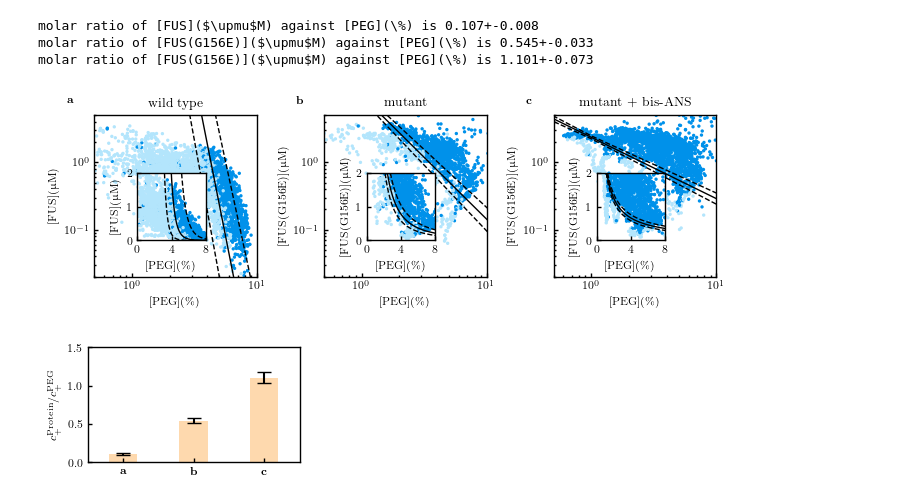
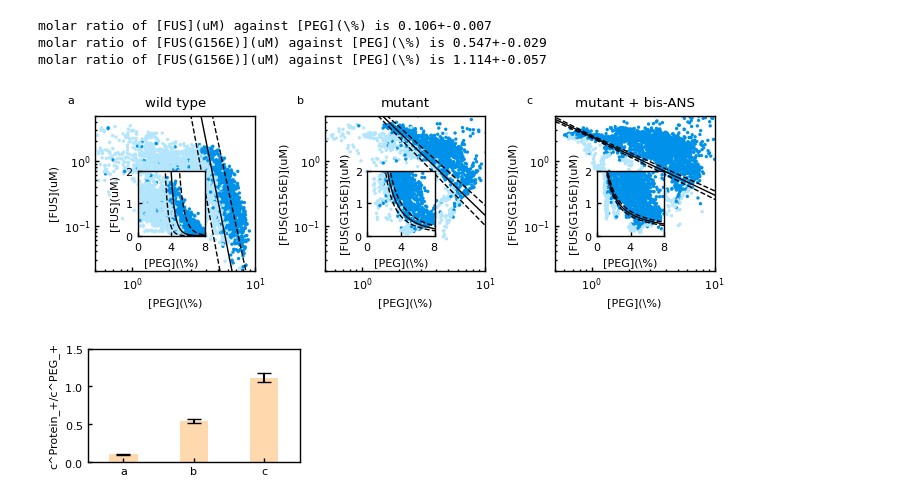
Before and after one commit to dq219/phase-boundary-scaling, a Jupyter notebook: code/FUS.ipynb, the cells around one changed output. Drawn from its saved outputs; the diff is of its cells as text; code cells hidden in the pictures.

```diff
--- a/code/FUS.ipynb
+++ b/code/FUS.ipynb
@@ -110,18 +110,18 @@ key = []
 lab = []
 subtitles = ['wild type', 'mutant', 'mutant + bis-ANS']
 
-dfs.append(pd.read_csv('../data/FUS_data.csv').sample(frac = 1))
+dfs.append(pd.read_csv('../data/FUS.csv').sample(frac = 1))
 key.append([r'PEG / %', r'FUS / uM'])
-lab.append([r'[PEG](\%)', r'[FUS]($\upmu$M)'])
+lab.append([r'[PEG](\%)', r'[FUS](uM)'])
 
-_df = pd.read_csv('../data/FUS_bA_data.csv').sample(frac = 1).dropna()
+_df = pd.read_csv('../data/FUS_bA.csv').sample(frac = 1).dropna()
 dfs.append(_df[_df['bis-ANS'] == 0])
 key.append([r'PEG 6000 / % (w/w)', r'FUS(G156E)-EGFP / μM'])
-lab.append([r'[PEG](\%)', r'[FUS(G156E)]($\upmu$M)'])
+lab.append([r'[PEG](\%)', r'[FUS(G156E)](uM)'])
 
 dfs.append(_df[_df['bis-ANS'] == 1])
 key.append([r'PEG 6000 / % (w/w)', r'FUS(G156E)-EGFP / μM'])
-lab.append([r'[PEG](\%)', r'[FUS(G156E)]($\upmu$M)'])
+lab.append([r'[PEG](\%)', r'[FUS(G156E)](uM)'])
 # %%
 RES = []
 for i in range(len(dfs)):
@@ -137,39 +137,39 @@ for i in range(len(dfs)):
     print(r'molar ratio of {0} against {1} is {2:.3f}+-{3:.3f}'.format(lab[i][1], lab[i][0], res[0], res[1]))
     RES.append([_x, _y, _p, res])
 # %% [output]
-molar ratio of [FUS]($\upmu$M) against [PEG](\%) is 0.107+-0.008
-molar ratio of [FUS(G156E)]($\upmu$M) against [PEG](\%) is 0.545+-0.033
-molar ratio of [FUS(G156E)]($\upmu$M) against [PEG](\%) is 1.101+-0.073
+molar ratio of [FUS](uM) against [PEG](\%) is 0.106+-0.007
+molar ratio of [FUS(G156E)](uM) against [PEG](\%) is 0.547+-0.029
+molar ratio of [FUS(G156E)](uM) against [PEG](\%) is 1.114+-0.057
 # %%
 fig, axes = plt.subplots(1, 3, figsize = cm2inch(17.8, 6))
 
 xlim_lin = [0, 8]
 xlim_log = [5e-1, 1e1]
 
 ylim_lin = [0, 2]
 ylim_log = [2e-2, 5e0]
 
 for i in range(3):
     _x, _y, _p, res = RES[i]
     _c = [colors[0][i] for i in _p.astype(int)]
     plot_loglog_data(fig, axes[i], _x, _y, _c, xlim_lin, xlim_log, ylim_lin, ylim_log, lab[i][0], lab[i][1], res)
     axes[i].set_title(subtitles[i])
-axes[0].text(0.0, 1.0, r'\textbf{a}',
+axes[0].text(0.0, 1.0, r'a',
              transform = (axes[0].transAxes + ScaledTranslation(-20/72, +7/72, fig.dpi_scale_trans)),
              va='bottom')
 
-axes[1].text(0.0, 1.0, r'\textbf{b}',
+axes[1].text(0.0, 1.0, r'b',
              transform = (axes[1].transAxes + ScaledTranslation(-20/72, +7/72, fig.dpi_scale_trans)),
              va='bottom')
 
-axes[2].text(0.0, 1.0, r'\textbf{c}',
+axes[2].text(0.0, 1.0, r'c',
              transform = (axes[2].transAxes + ScaledTranslation(-20/72, +7/72, fig.dpi_scale_trans)),
              va='bottom')
 
 plt.tight_layout()
 plt.savefig('plots/FUS_fitting.pdf')
 # %% [output]
-[figure, old version]
+[figure, new version]
 # %%
 Y = []
 dY = []
@@ -185,9 +185,9 @@ plt.bar(np.arange(3), Y, yerr = dY, capsize = 5, color = colors[2][0],
         width = 0.4)
 plt.ylim(0, 1.5)
 plt.xlim(-0.5, 2.5)
-plt.xticks(np.arange(3), [r'$\textbf{a}$', r'$\textbf{b}$', r'$\textbf{c}$'])
-plt.ylabel(r'$c^{\text{Protein}}_{+}/c^{\text{PEG}}_{+}$')
+plt.xticks(np.arange(3), [r'a', r'b', r'c'])
+plt.ylabel(r'c^Protein_+/c^PEG_+')
 plt.tight_layout()
 plt.savefig('plots/FUS_barplot.pdf')
 # %% [output]
-[figure, old version]
+[figure, new version]
```
Also changed, not shown: 30 other files.
